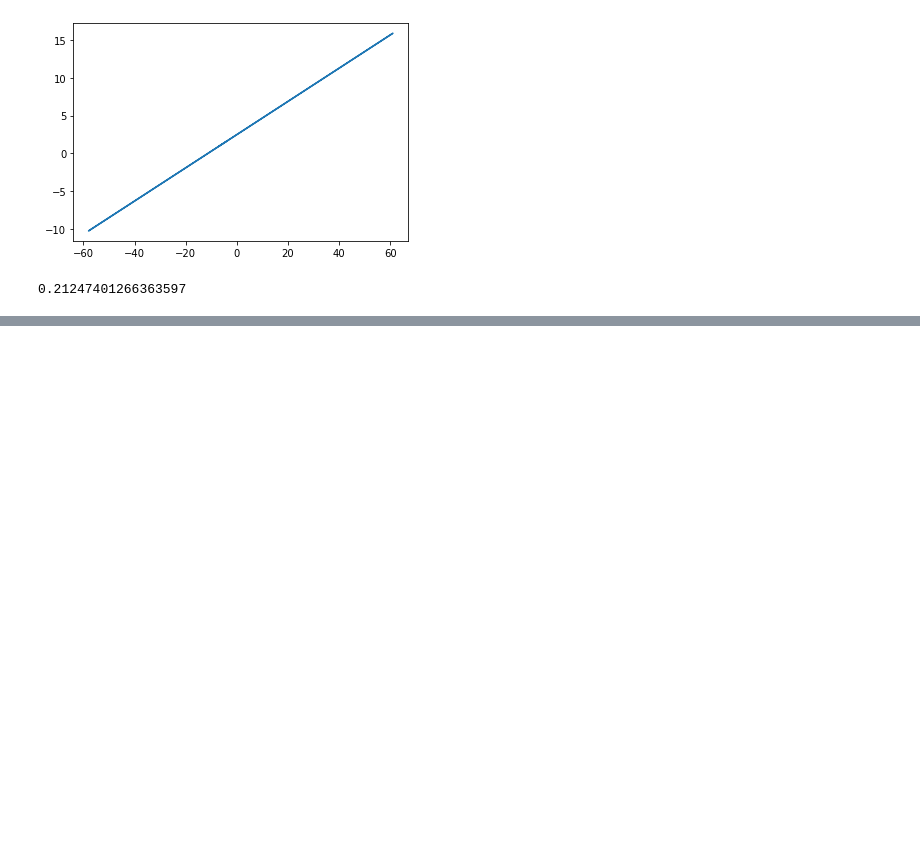
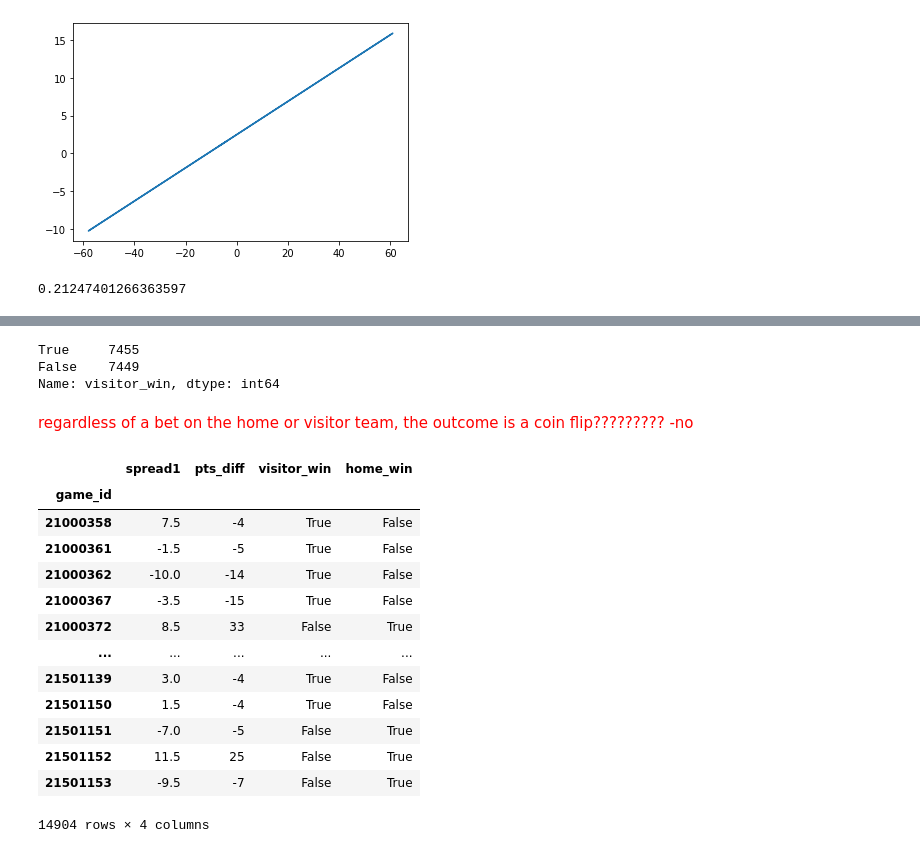
Before and after one commit to pauljacob/capstoneNBA, a Jupyter notebook: Untitled Folder/capstone2_spreadv4.ipynb, the cells around one changed output, grey strips where cells are left out. Drawn from its saved outputs; the diff is of its cells as text; code cells hidden in the pictures; blank space fills up the shorter version.

```diff
--- a/Untitled Folder/capstone2_spreadv4.ipynb
+++ b/Untitled Folder/capstone2_spreadv4.ipynb
@@ -380,0 +399,26 @@ sns.pairplot()
+# %%
+df_spread1_pts_diff['visitor_win'].value_counts()
+# %% [output]
+True     7455
+False    7449
+Name: visitor_win, dtype: int64
+# %% [markdown]
+<font color='red'> regardless of a bet on the home or visitor team, the outcome is a coin flip????????? -no <font>
+# %%
+df_spread1_pts_diff['home_win'] = df_spread1_pts_diff['pts_diff'] > df_spread1_pts_diff['spread1']
+df_spread1_pts_diff
+# %% [output]
+|  | spread1 | pts_diff | visitor_win | home_win |
+| game_id |  |  |  |  |
+| 21000358 | 7.5 | -4 | True | False |
+| 21000361 | -1.5 | -5 | True | False |
+| 21000362 | -10.0 | -14 | True | False |
+| 21000367 | -3.5 | -15 | True | False |
+| 21000372 | 8.5 | 33 | False | True |
+| ... | ... | ... | ... | ... |
+| 21501139 | 3.0 | -4 | True | False |
+| 21501150 | 1.5 | -4 | True | False |
+| 21501151 | -7.0 | -5 | False | True |
+| 21501152 | 11.5 | 25 | False | True |
+| 21501153 | -9.5 | -7 | False | True |
+14904 rows × 4 columns
```
Also changed, not shown: parts of 8 cells of this notebook.
